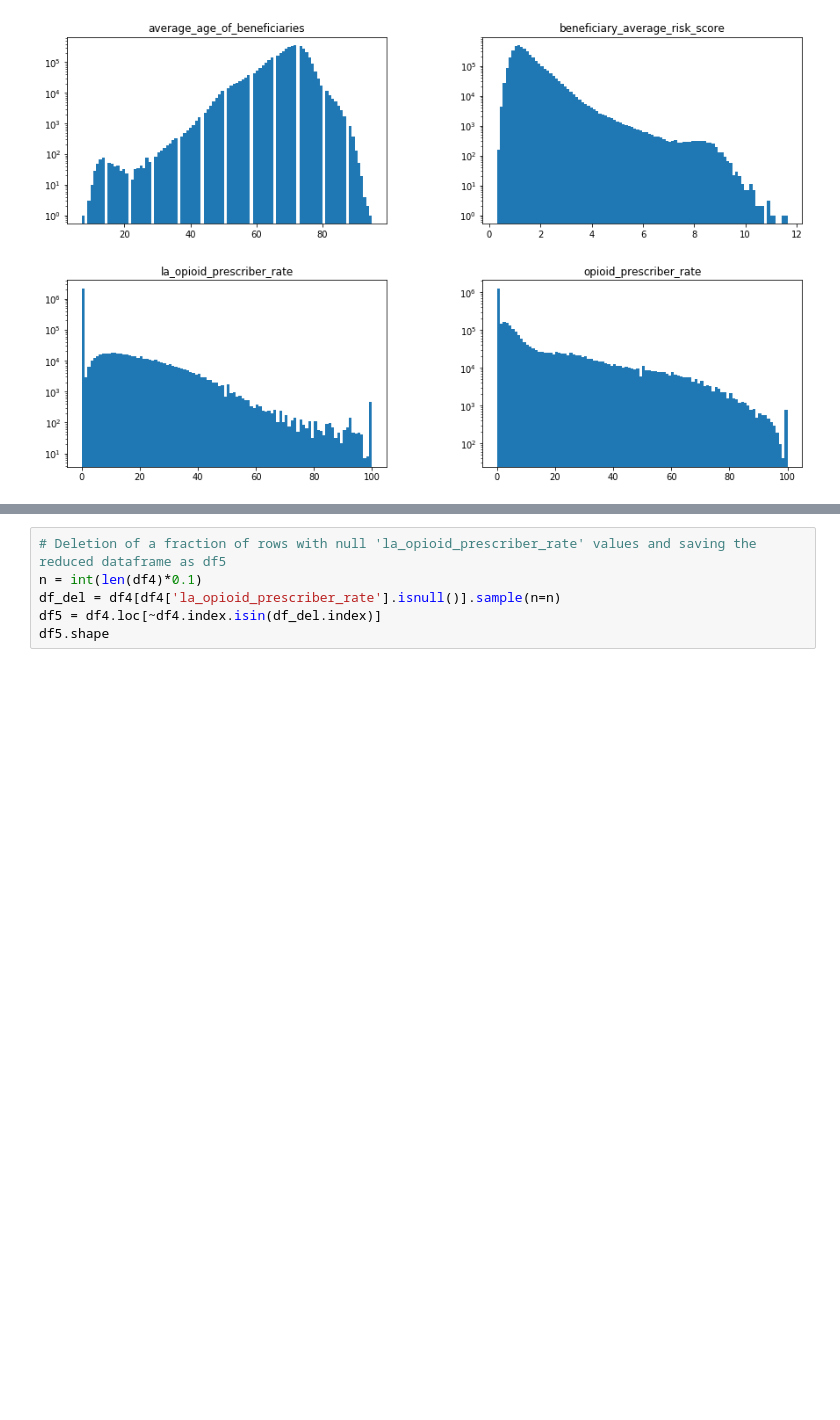
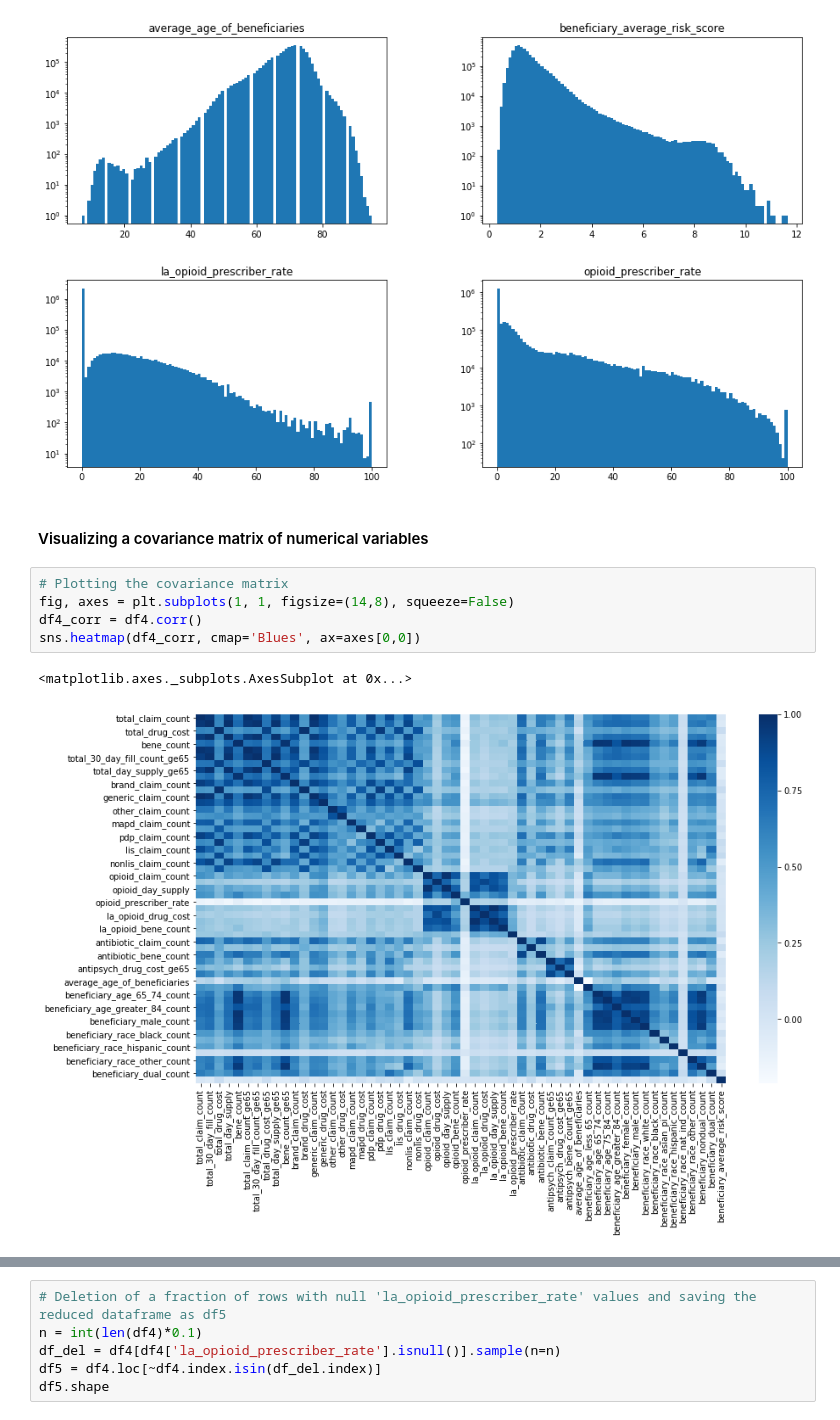
Before and after one commit to nwugocc/Capstone-Project-1, a Jupyter notebook: capstone_1_mini_project_data_story.ipynb, the cells around one changed output, grey strips where cells are left out. Drawn from its saved outputs; the diff is of its cells as text; blank space fills up the shorter version.

```diff
--- a/capstone_1_mini_project_data_story.ipynb
+++ b/capstone_1_mini_project_data_story.ipynb
@@ -564,5 +576,15 @@ array([[<matplotlib.axes._subplots.AxesSubplot object at 0x...>,
         <matplotlib.axes._subplots.AxesSubplot object at 0x...>]],
       dtype=object)
 [figure]
+# %% [markdown]
+#### Visualizing a covariance matrix of numerical variables
+# %%
+# Plotting the covariance matrix
+fig, axes = plt.subplots(1, 1, figsize=(14,8), squeeze=False)
+df4_corr = df4.corr()
+sns.heatmap(df4_corr, cmap='Blues', ax=axes[0,0])
+# %% [output]
+<matplotlib.axes._subplots.AxesSubplot at 0x...>
+[figure, added]
 # %%
 # Identifying columns in the dataset with the highest correlations to the non-subcategory numerical columns
```
Also changed, not shown: parts of 17 cells of this notebook.
